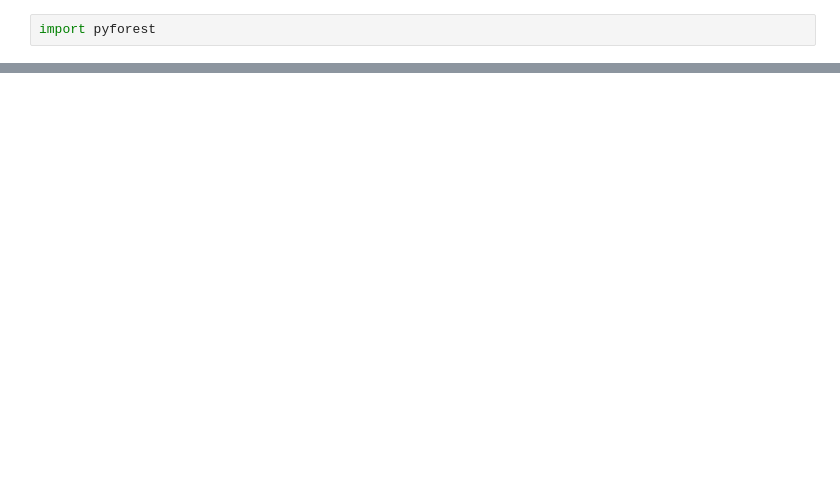
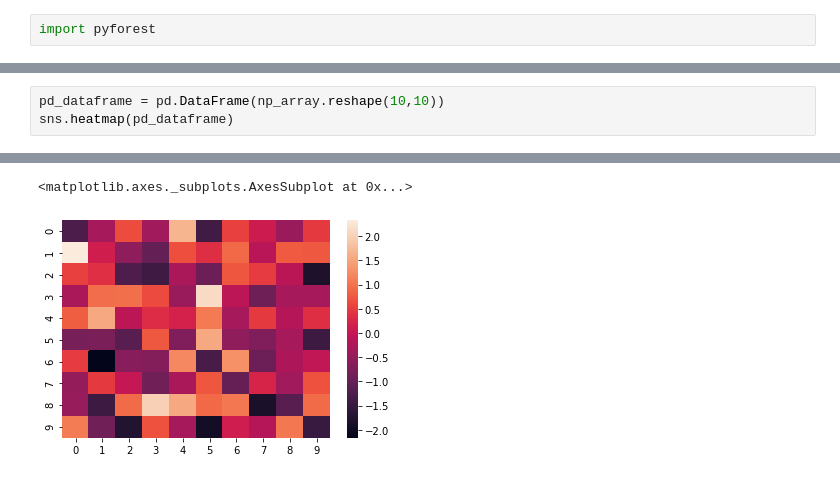
Before and after one commit to hyeonchan523/hyeonchan523.github.io, a Jupyter notebook: assets/examples/pyforest_example.ipynb, the cells around one changed output, grey strips where cells are left out. Drawn from its saved outputs; the diff is of its cells as text; blank space fills up the shorter version.

```diff
--- a/assets/examples/pyforest_example.ipynb
+++ b/assets/examples/pyforest_example.ipynb
@@ -51,0 +11,4 @@ dfs[0]
+# %%
+pd_dataframe = pd.DataFrame(np_array.reshape(10,10))
+sns.heatmap(pd_dataframe)
+# %% [output]
@@ -51,0 +17,2 @@ dfs[0]
+<matplotlib.axes._subplots.AxesSubplot at 0x...>
+[figure, added]
```
Also changed, not shown: parts of 6 cells of this notebook.
